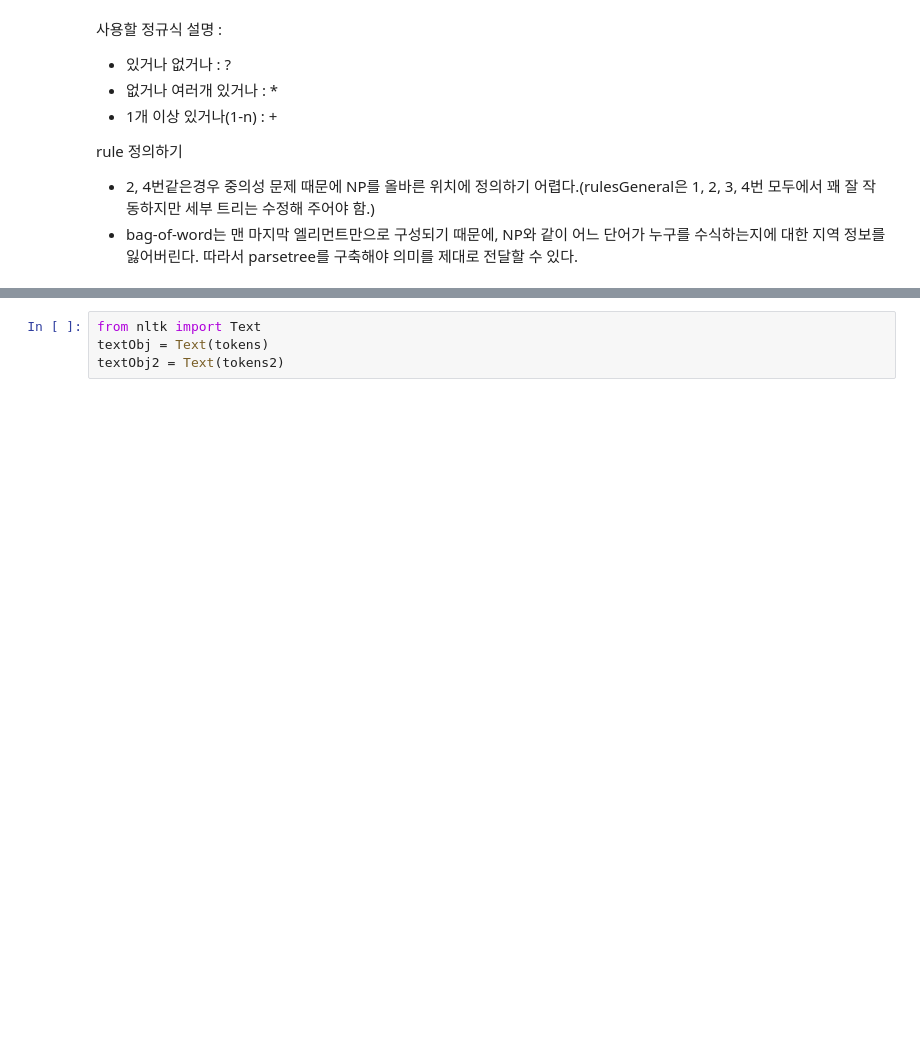
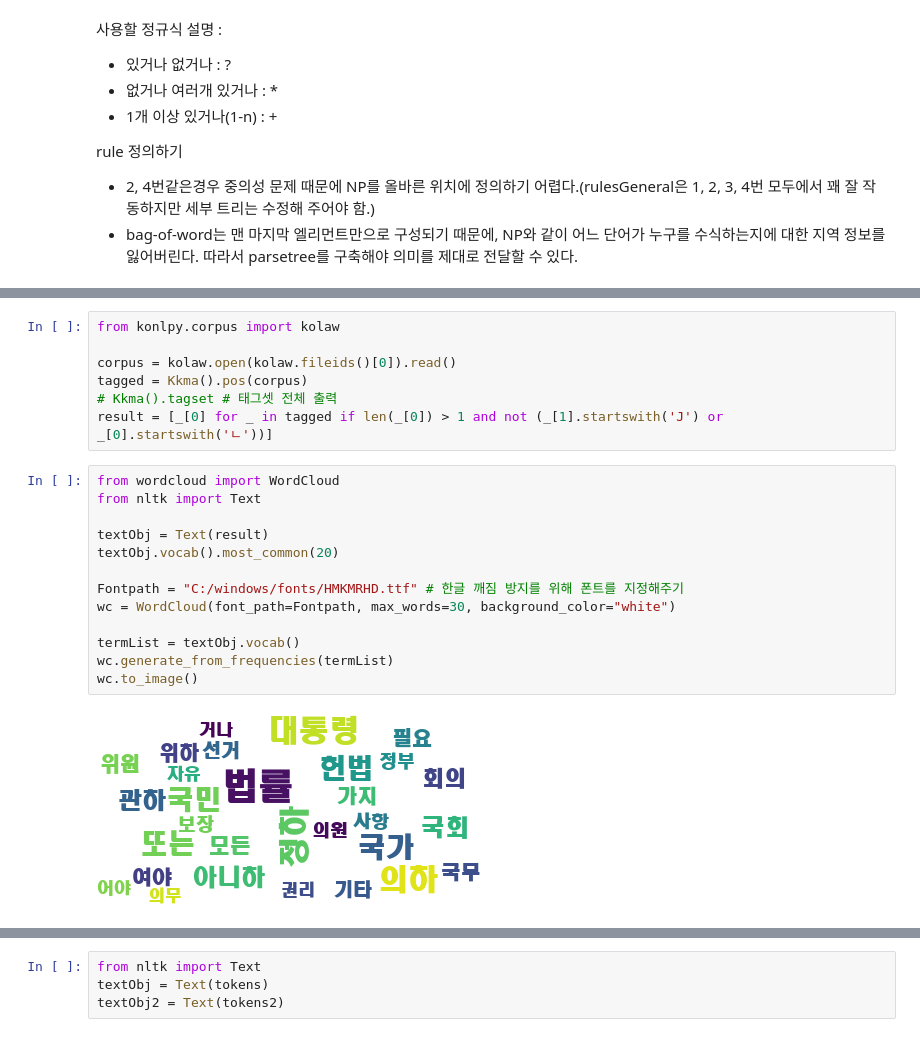
Before and after one commit to deeperence/ICT_AI_AdvanceClass_NLP, a Jupyter notebook: 0321_main.ipynb, the cells around one changed output, grey strips where cells are left out. Saved outputs shown, nothing was run; the diff lists cells and outputs as text; blank space fills up the shorter version.

```diff
--- a/0321_main.ipynb
+++ b/0321_main.ipynb
@@ -178,3 +295,25 @@ Requirement already satisfied: numpy>=1.6.1 in c:\users\brsta\anaconda3\lib\site
+# %%
+from konlpy.corpus import kolaw
+
+corpus = kolaw.open(kolaw.fileids()[0]).read()
+tagged = Kkma().pos(corpus)
+# Kkma().tagset # 태그셋 전체 출력
+result = [_[0] for _ in tagged if len(_[0]) > 1 and not (_[1].startswith('J') or _[0].startswith('ㄴ'))]
+# %%
+from wordcloud import WordCloud
+from nltk import Text
+
+textObj = Text(result)
+textObj.vocab().most_common(20)
+
+Fontpath = "C:/windows/fonts/HMKMRHD.ttf" # 한글 깨짐 방지를 위해 폰트를 지정해주기
+wc = WordCloud(font_path=Fontpath, max_words=30, background_color="white")
+
+termList = textObj.vocab()
+wc.generate_from_frequencies(termList)
+wc.to_image()
+# %% [output]
+[figure, added]
 # %%
 from konlpy.corpus import kolaw
 from konlpy.tag import Kkma # 꼬마 모듈(형태소분석기) 임포트
```
Also changed, not shown: parts of 24 cells of this notebook, 3 other files.
